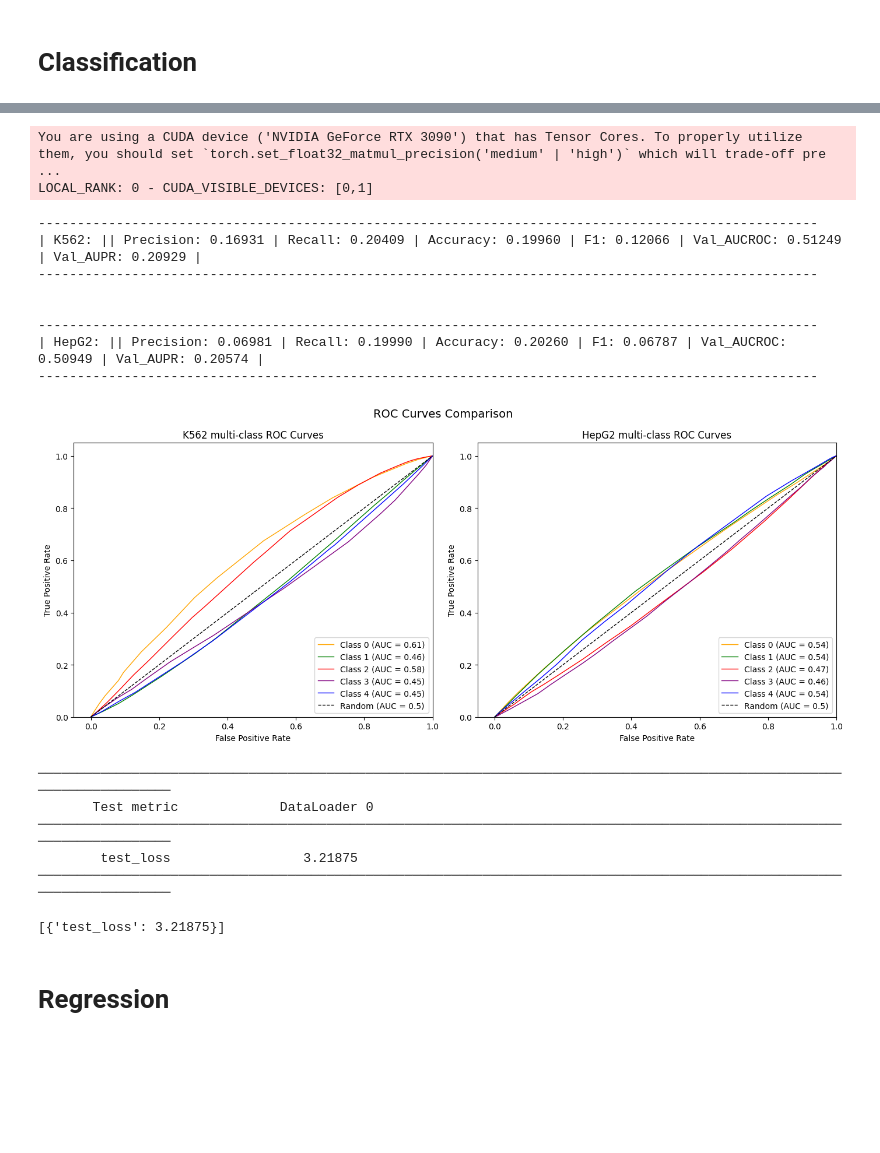
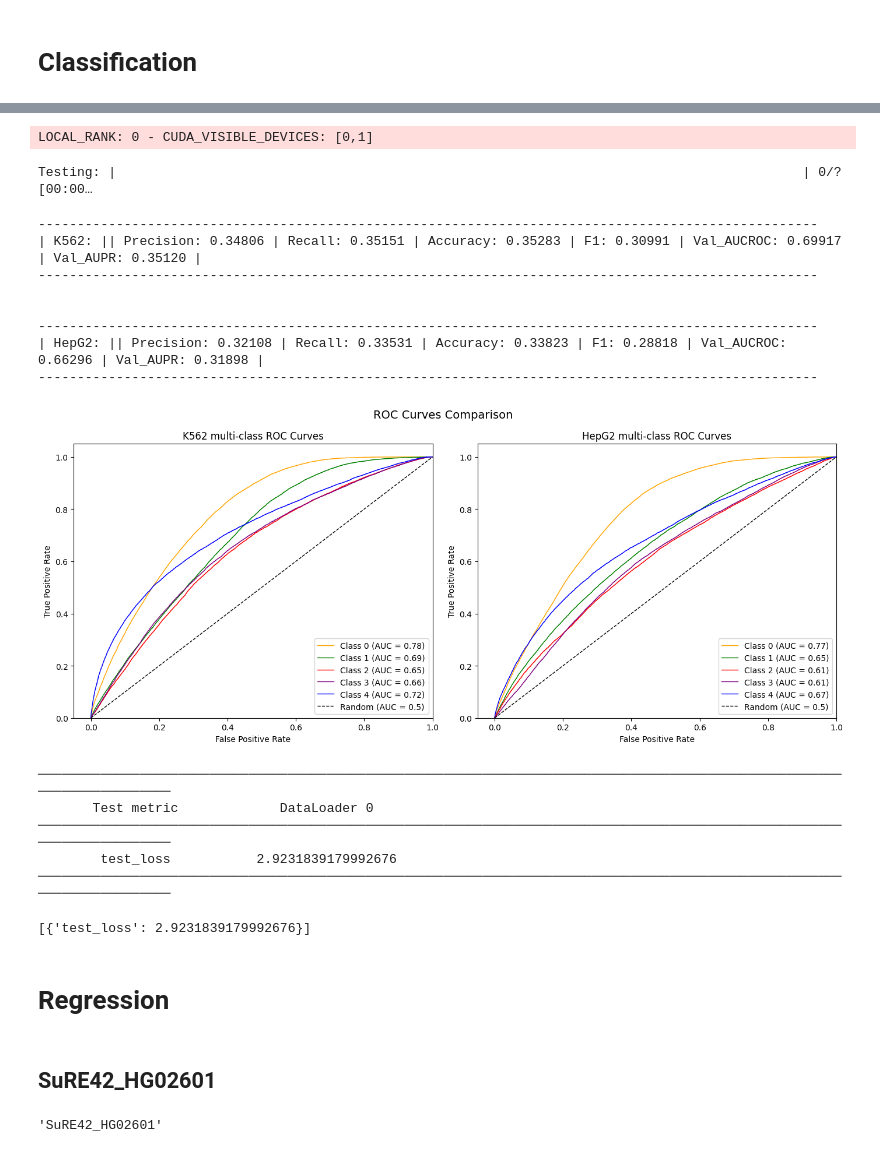
Before and after one commit to autosome-imtf/MPRA-MNIST, a Jupyter notebook: examples/SureDataset_example.ipynb, the cells around one changed output, grey strips where cells are left out. Drawn from its saved outputs; the diff is of its cells as text; code cells hidden in the pictures; blank space fills up the shorter version.

Commit message:
fixed bugs in trainers for human datasets

```diff
--- a/examples/SureDataset_example.ipynb
+++ b/examples/SureDataset_example.ipynb
@@ -21,4 +22,4 @@ import torch.nn.functional as F
 # %%
-BATCH_SIZE = 1024
+BATCH_SIZE = 96
 NUM_WORKERS = 103
 # %%
@@ -59,7 +109,7 @@ N_CLASSES = train_dataset.num_outputs
 in_channels = len(train_dataset[0][0][0])
 # %%
 # encapsulate data into dataloader form
-train_loader = data.DataLoader(dataset=test_dataset, batch_size=BATCH_SIZE, shuffle=True,
+train_loader = data.DataLoader(dataset=train_dataset, batch_size=BATCH_SIZE, shuffle=True,
                                num_workers = NUM_WORKERS, pin_memory=True, collate_fn=pad_collate)
 
 val_loader = data.DataLoader(dataset=test_dataset, batch_size=BATCH_SIZE, shuffle=False,
@@ -81,17 +131,24 @@ model.apply(initialize_weights)
 seq_model = LitModel_Sure_Clas(model = model,
                            loss = nn.CrossEntropyLoss(),
                            n_classes = N_CLASSES,
-                           weight_decay = 1e-2, lr = 1e-2, print_each = 1)
+                           weight_decay = 1e-2, lr = 5e-3, print_each = 10)
 # %%
+checkpoint_callback = ModelCheckpoint(
+        monitor='val_loss',
+        mode='min',
+        save_top_k=1,
+        save_last=False
+    )
 # Initialize a trainer
 trainer = L.Trainer(
     accelerator="gpu",
-    devices=[0],
-    max_epochs=1,
+    devices=[1],
+    max_epochs=50,
     gradient_clip_val=1,
     precision='16-mixed',
-    enable_progress_bar = False,
-    num_sanity_val_steps=0
+    enable_progress_bar = True,
+    num_sanity_val_steps=0,
+    callbacks=[checkpoint_callback]
 )
 # %% [output]
 Using 16bit Automatic Mixed Precision (AMP)
@@ -102,29 +194,31 @@ HPU available: False, using: 0 HPUs
 # %%
-# Train the model
-'''
-trainer.fit(seq_model,
-            train_dataloaders = train_loader,
-            val_dataloaders = val_loader)
-            '''
+best_model_path = checkpoint_callback.best_model_path
+seq_model = LitModel_Sure_Clas.load_from_checkpoint(
+    best_model_path,
+    model=model,
+    loss = nn.CrossEntropyLoss(),
+    n_classes = N_CLASSES,
+   weight_decay = 1e-2, lr = 5e-3, print_each = 1
+)
 trainer.test(seq_model, dataloaders = test_loader)
 # %% [output]
-You are using a CUDA device ('NVIDIA GeForce RTX 3090') that has Tensor Cores. To properly utilize them, you should set `torch.set_float32_matmul_precision('medium' | 'high')` which will trade-off pre ...
 LOCAL_RANK: 0 - CUDA_VISIBLE_DEVICES: [0,1]
-----------------------------------------------------------------------------------------------------
-| K562: || Precision: 0.16931 | Recall: 0.20409 | Accuracy: 0.19960 | F1: 0.12066 | Val_AUCROC: 0.51249 | Val_AUPR: 0.20929 |
-----------------------------------------------------------------------------------------------------
-
-
-----------------------------------------------------------------------------------------------------
-| HepG2: || Precision: 0.06981 | Recall: 0.19990 | Accuracy: 0.20260 | F1: 0.06787 | Val_AUCROC: 0.50949 | Val_AUPR: 0.20574 |
-----------------------------------------------------------------------------------------------------
+Testing: |                                                                                        | 0/? [00:00…
+----------------------------------------------------------------------------------------------------
+| K562: || Precision: 0.34806 | Recall: 0.35151 | Accuracy: 0.35283 | F1: 0.30991 | Val_AUCROC: 0.69917 | Val_AUPR: 0.35120 |
+----------------------------------------------------------------------------------------------------
+
+
+----------------------------------------------------------------------------------------------------
+| HepG2: || Precision: 0.32108 | Recall: 0.33531 | Accuracy: 0.33823 | F1: 0.28818 | Val_AUCROC: 0.66296 | Val_AUPR: 0.31898 |
+----------------------------------------------------------------------------------------------------
-[figure, old version]
+[figure, new version]
-────────────────────────────────────────────────────────────────────────────────────────────────────────────────────────
-       Test metric             DataLoader 0
-────────────────────────────────────────────────────────────────────────────────────────────────────────────────────────
-        test_loss                 3.21875
-────────────────────────────────────────────────────────────────────────────────────────────────────────────────────────
-[{'test_loss': 3.21875}]
+────────────────────────────────────────────────────────────────────────────────────────────────────────────────────────
+       Test metric             DataLoader 0
+────────────────────────────────────────────────────────────────────────────────────────────────────────────────────────
+        test_loss           2.9231839179992676
+────────────────────────────────────────────────────────────────────────────────────────────────────────────────────────
+[{'test_loss': 2.9231839179992676}]
 # %% [markdown]
 # Regression
 # %%
@@ -132,6 +226,12 @@ task = "regression"
 
 GENOME_IDS = SureDataset.GENOME_IDS
 CELL_TYPES = SureDataset.CELL_TYPES
+# %% [markdown]
+## SuRE42_HG02601
+# %%
+SureDataset.GENOME_IDS[0]
+# %% [output]
+'SuRE42_HG02601'
 # %%
 train_dataset = SureDataset(task = task, genome_id = GENOME_IDS[0],
                             split="train", transform=train_transform, root = "../data/")  # for needed folds
```
Also changed, not shown: parts of 46 cells of this notebook, 3 other files.
